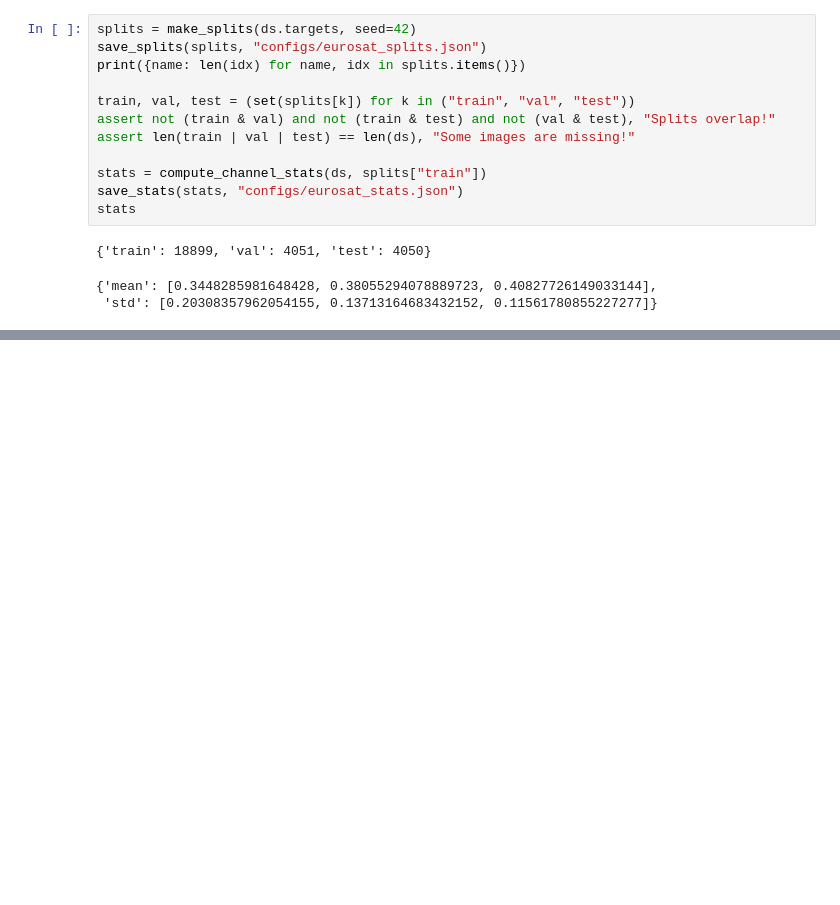
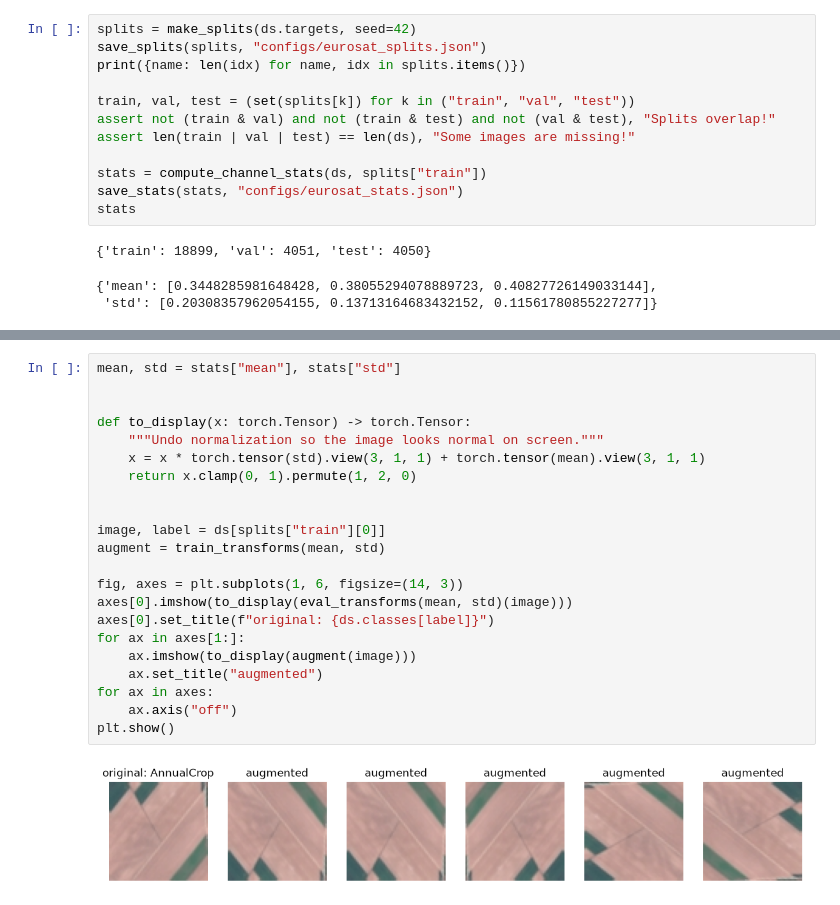
Before and after one commit to remy000/land-use-monitor, a Jupyter notebook: notebooks/01_explore_eurosat.ipynb, the cells around one changed output, grey strips where cells are left out. Saved outputs shown, nothing was run; the diff lists cells and outputs as text; blank space fills up the shorter version.

Commit message:
initializing model and fixing augmentation and preproceessing bugs

```diff
--- a/notebooks/01_explore_eurosat.ipynb
+++ b/notebooks/01_explore_eurosat.ipynb
@@ -138,0 +165,24 @@ stats
+# %%
+mean, std = stats["mean"], stats["std"]
+
+
+def to_display(x: torch.Tensor) -> torch.Tensor:
+    """Undo normalization so the image looks normal on screen."""
+    x = x * torch.tensor(std).view(3, 1, 1) + torch.tensor(mean).view(3, 1, 1)
+    return x.clamp(0, 1).permute(1, 2, 0)
+
+
+image, label = ds[splits["train"][0]]
+augment = train_transforms(mean, std)
+
+fig, axes = plt.subplots(1, 6, figsize=(14, 3))
+axes[0].imshow(to_display(eval_transforms(mean, std)(image)))
+axes[0].set_title(f"original: {ds.classes[label]}")
+for ax in axes[1:]:
+    ax.imshow(to_display(augment(image)))
+    ax.set_title("augmented")
+for ax in axes:
+    ax.axis("off")
+plt.show()
+# %% [output]
+[figure, added]
```
Also changed, not shown: parts of 2 cells of this notebook, 1 other file.
